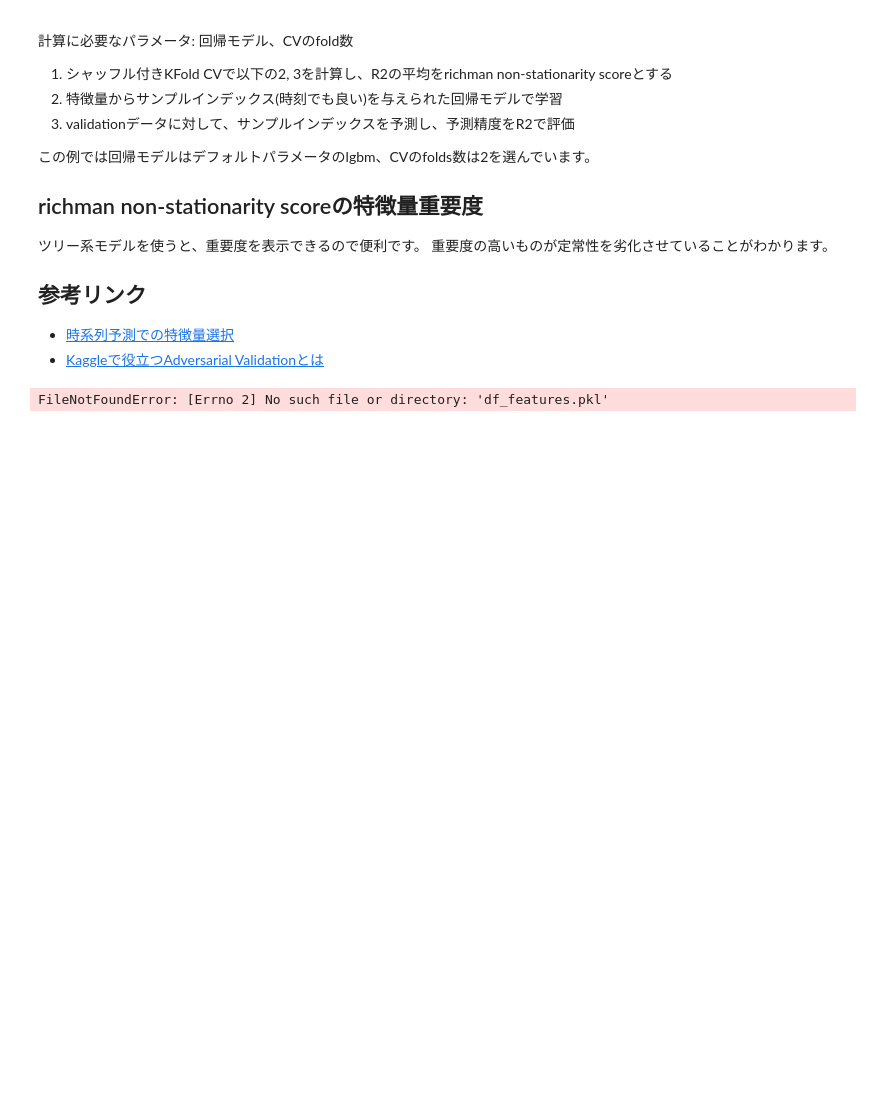
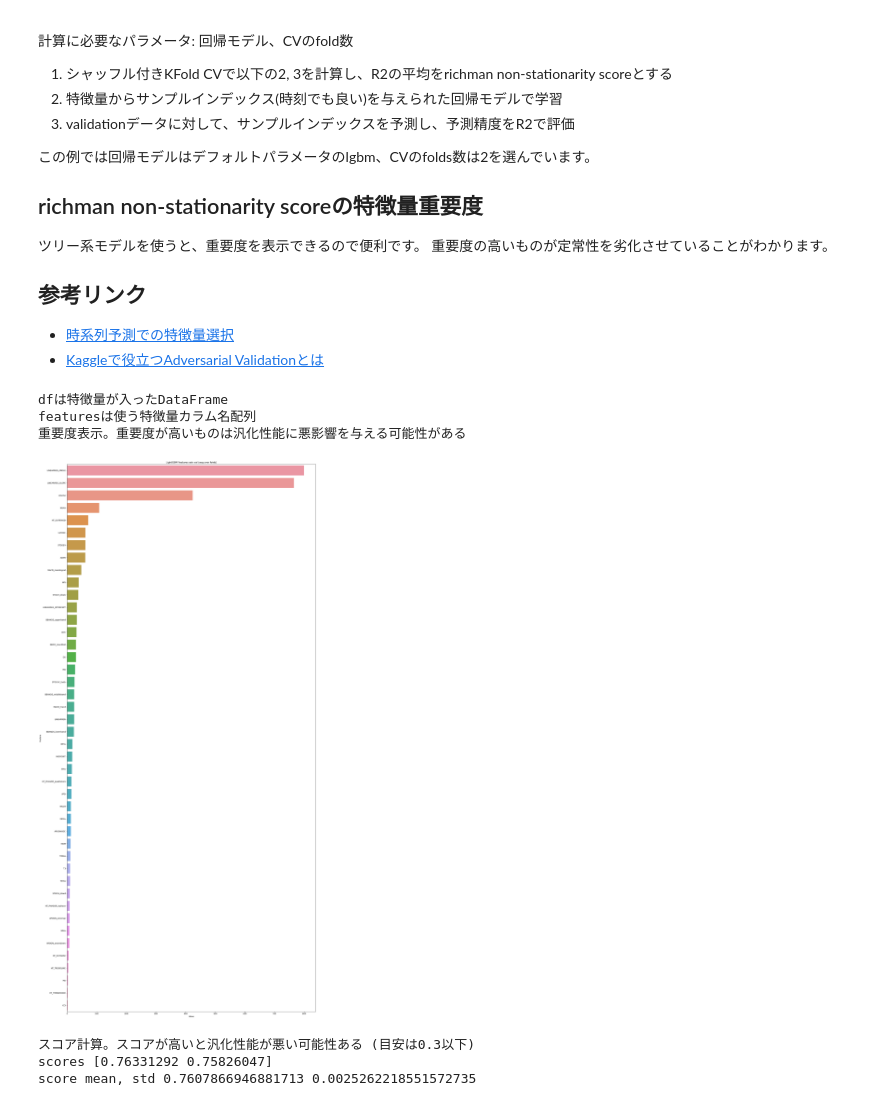
Before and after one commit to traningtrading/MLbot, a Jupyter notebook: non_stationarity_score.ipynb, the cells around one changed output. Saved outputs shown, nothing was run; the diff lists cells and outputs as text; code cells hidden in the pictures; blank space fills up the shorter version.

```diff
--- a/non_stationarity_score.ipynb
+++ b/non_stationarity_score.ipynb
@@ -62,6 +62,7 @@ from sklearn.linear_model import RidgeCV
 from sklearn.model_selection import cross_val_score, KFold, TimeSeriesSplit
 # %%
 features = sorted([
+    'volume',
     'ADX',
     'ADXR',
     'APO',
@@ -114,26 +115,32 @@ features = sorted([
     'WMA',
 ])
 # %%
-df = pd.read_pickle('df_features.pkl')
+df = pd.read_pickle('ohlcv/df_features.pkl')
 
 print('dfは特徴量が入ったDataFrame')
 print('featuresは使う特徴量カラム名配列')
 
 print('重要度表示。重要度が高いものは汎化性能に悪影響を与える可能性がある')
 model = lgb.LGBMRegressor(n_jobs=-1, random_state=1)
 model.fit(df[features], np.arange(df.shape[0]))
 lgbm_adv_importance = model.feature_importances_
 feature_imp = pd.DataFrame(sorted(zip(model.feature_importances_, features)), columns=['Value','Feature'])
 plt.figure(figsize=(20, 40))
 sns.barplot(x="Value", y="Feature", data=feature_imp.sort_values(by="Value", ascending=False))
 plt.title('LightGBM Features adv val (avg over folds)')
 plt.tight_layout()
 plt.show()
 
 print('スコア計算。スコアが高いと汎化性能が悪い可能性ある (目安は0.3以下)')
 cv = KFold(n_splits=2, shuffle=True, random_state=0)
 scores = cross_val_score(model, df[features], np.arange(df.shape[0]), scoring='r2', cv=cv)
 print('scores', scores)
 print('score mean, std', np.mean(scores), np.std(scores))
 # %% [output]
-FileNotFoundError: [Errno 2] No such file or directory: 'df_features.pkl'
+dfは特徴量が入ったDataFrame
+featuresは使う特徴量カラム名配列
+重要度表示。重要度が高いものは汎化性能に悪影響を与える可能性がある
+[figure, added]
+スコア計算。スコアが高いと汎化性能が悪い可能性ある (目安は0.3以下)
+scores [0.76331292 0.75826047]
+score mean, std 0.7607866946881713 0.0025262218551572735
```
Also changed, not shown: 3 other files.
